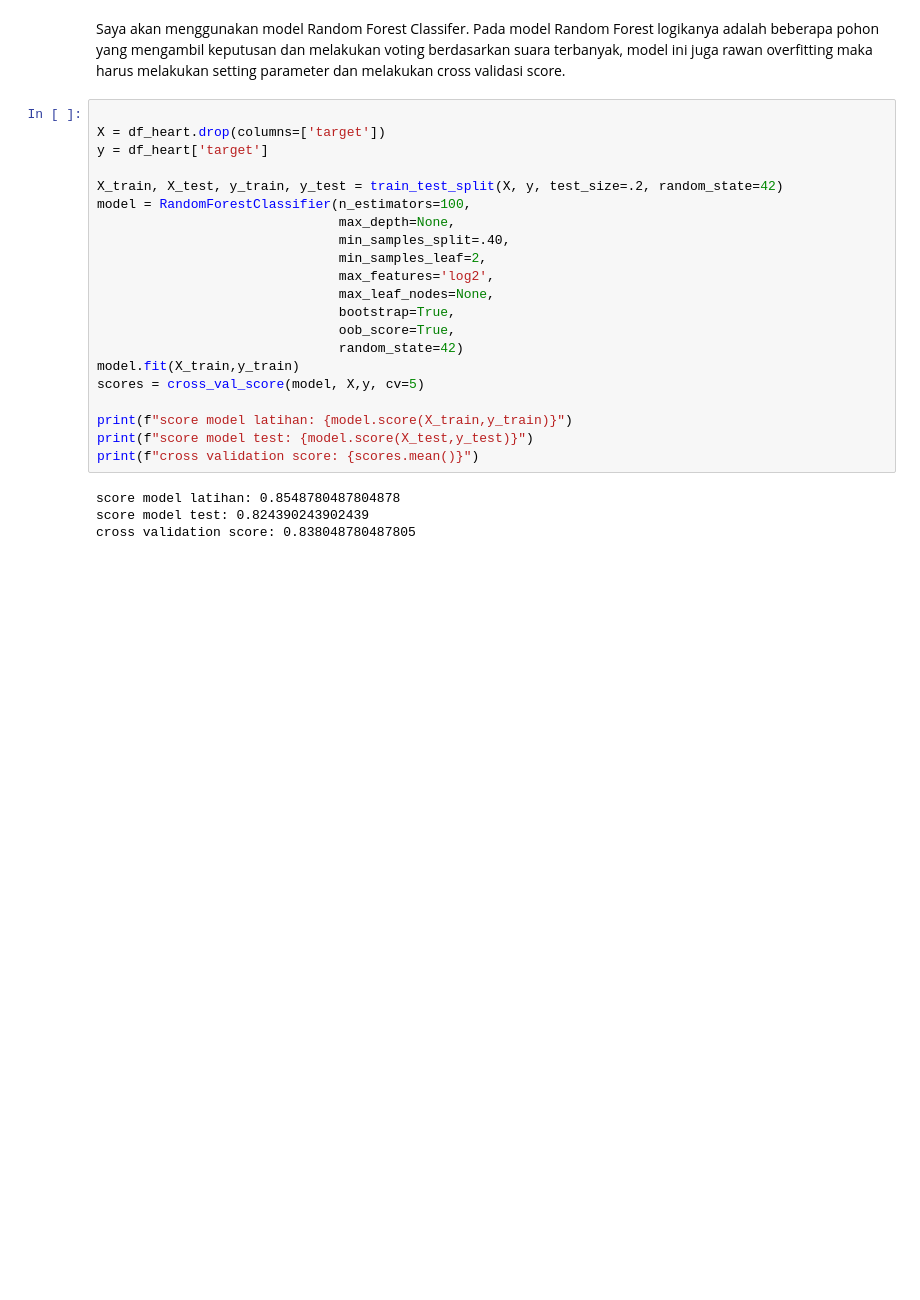
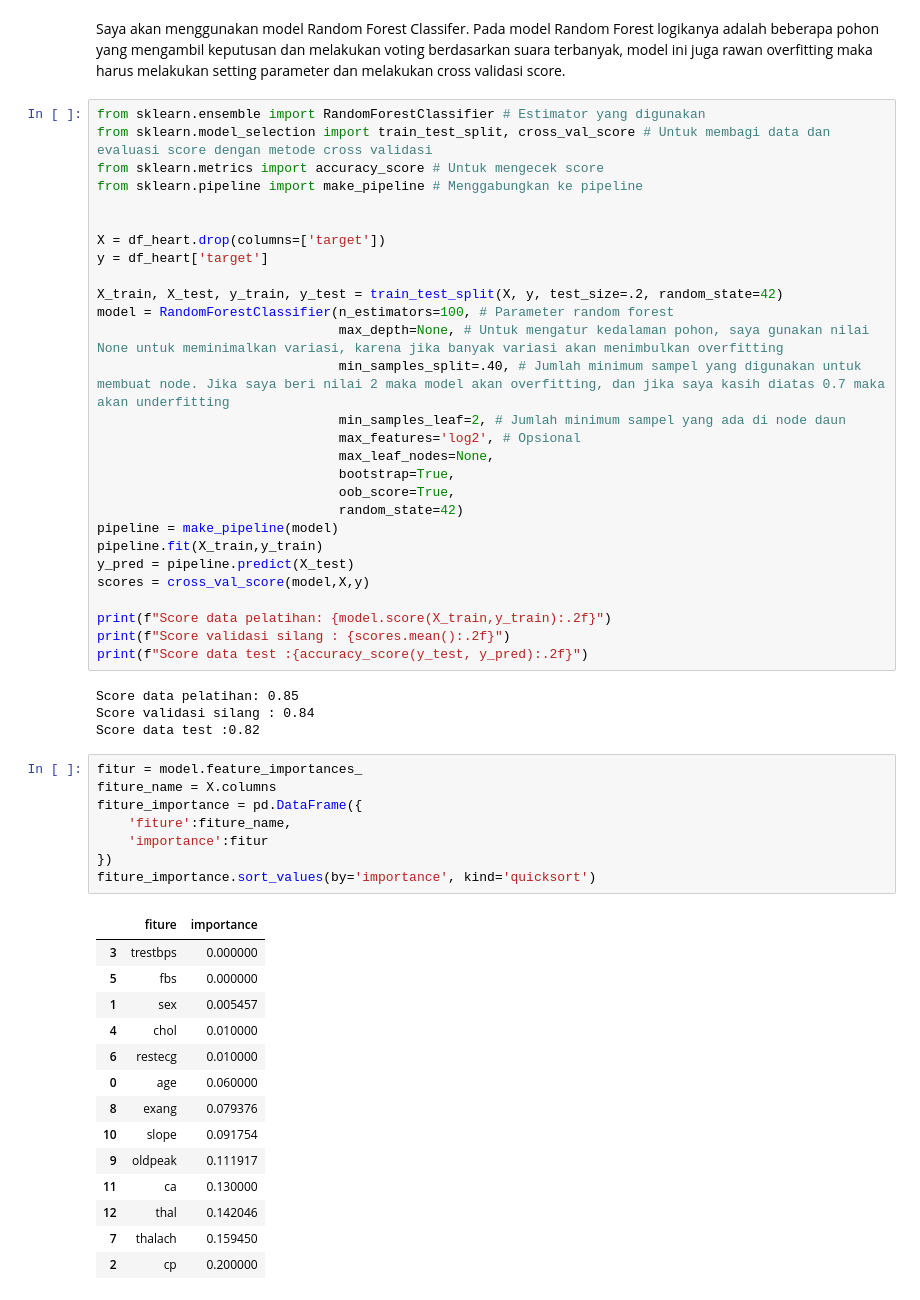
Before and after one commit to arya475/Data-Science, a Jupyter notebook: Project-Data-Science/notebooks/main.ipynb, the cells around one changed output. Cells and saved outputs as stored; diff of their text form; blank space fills up the shorter version.

```diff
--- a/Project-Data-Science/notebooks/main.ipynb
+++ b/Project-Data-Science/notebooks/main.ipynb
@@ -207,27 +206,57 @@ Tabel untuk bahan pengecekkan nilai rata-rata, min, max dll
 # %% [markdown]
 Saya akan menggunakan model Random Forest Classifer. Pada model Random Forest logikanya adalah beberapa pohon yang mengambil keputusan dan melakukan voting berdasarkan suara terbanyak, model ini juga rawan overfitting maka harus melakukan setting parameter dan melakukan cross validasi score.
 # %%
+from sklearn.ensemble import RandomForestClassifier # Estimator yang digunakan
+from sklearn.model_selection import train_test_split, cross_val_score # Untuk membagi data dan evaluasi score dengan metode cross validasi
+from sklearn.metrics import accuracy_score # Untuk mengecek score
+from sklearn.pipeline import make_pipeline # Menggabungkan ke pipeline
+
 
 X = df_heart.drop(columns=['target'])
 y = df_heart['target']
 
 X_train, X_test, y_train, y_test = train_test_split(X, y, test_size=.2, random_state=42)
-model = RandomForestClassifier(n_estimators=100,
-                               max_depth=None,
-                               min_samples_split=.40,
-                               min_samples_leaf=2,
-                               max_features='log2',
+model = RandomForestClassifier(n_estimators=100, # Parameter random forest
+                               max_depth=None, # Untuk mengatur kedalaman pohon, saya gunakan nilai None untuk meminimalkan variasi, karena jika banyak variasi akan menimbulkan overfitting
+                               min_samples_split=.40, # Jumlah minimum sampel yang digunakan untuk membuat node. Jika saya beri nilai 2 maka model akan overfitting, dan jika saya kasih diatas 0.7 maka akan underfitting
+                               min_samples_leaf=2, # Jumlah minimum sampel yang ada di node daun
+                               max_features='log2', # Opsional
                                max_leaf_nodes=None,
                                bootstrap=True,
                                oob_score=True,
                                random_state=42)
-model.fit(X_train,y_train)
-scores = cross_val_score(model, X,y, cv=5)
+pipeline = make_pipeline(model)
+pipeline.fit(X_train,y_train)
+y_pred = pipeline.predict(X_test)
+scores = cross_val_score(model,X,y)
 
-print(f"score model latihan: {model.score(X_train,y_train)}")
-print(f"score model test: {model.score(X_test,y_test)}")
-print(f"cross validation score: {scores.mean()}")
+print(f"Score data pelatihan: {model.score(X_train,y_train):.2f}")
+print(f"Score validasi silang : {scores.mean():.2f}")
+print(f"Score data test :{accuracy_score(y_test, y_pred):.2f}")
 # %% [output]
-score model latihan: 0.8548780487804878
-score model test: 0.824390243902439
-cross validation score: 0.838048780487805
+Score data pelatihan: 0.85
+Score validasi silang : 0.84
+Score data test :0.82
+# %%
+fitur = model.feature_importances_
+fiture_name = X.columns
+fiture_importance = pd.DataFrame({
+    'fiture':fiture_name,
+    'importance':fitur
+})
+fiture_importance.sort_values(by='importance', kind='quicksort')
+# %% [output]
+|  | fiture | importance |
+| 3 | trestbps | 0.000000 |
+| 5 | fbs | 0.000000 |
+| 1 | sex | 0.005457 |
+| 4 | chol | 0.010000 |
+| 6 | restecg | 0.010000 |
+| 0 | age | 0.060000 |
+| 8 | exang | 0.079376 |
+| 10 | slope | 0.091754 |
+| 9 | oldpeak | 0.111917 |
+| 11 | ca | 0.130000 |
+| 12 | thal | 0.142046 |
+| 7 | thalach | 0.159450 |
+| 2 | cp | 0.200000 |
```
Also changed, not shown: parts of 3 cells of this notebook.
